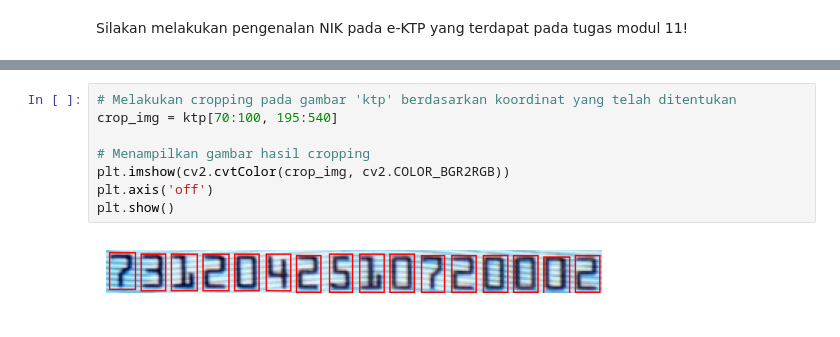
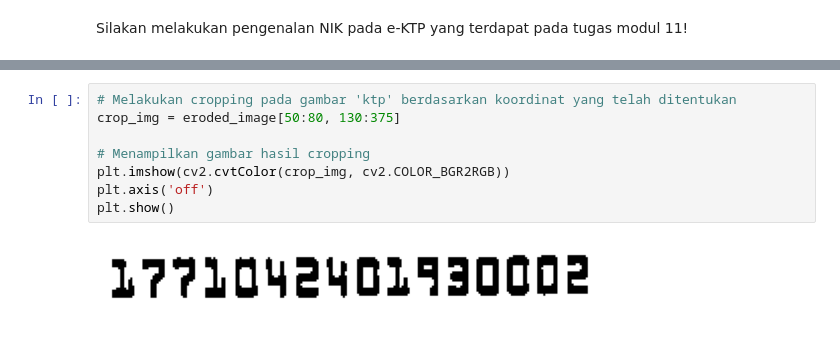
Before and after one commit to hilmimughid/PCVK_Ganjil_2023, a Jupyter notebook: Week_12.ipynb, the cells around one changed output, grey strips where cells are left out. Cells and saved outputs as stored; diff of their text form.

```diff
--- a/Week_12.ipynb
+++ b/Week_12.ipynb
@@ -621,10 +653,10 @@ plt.imshow(cv2.cvtColor(ktp, cv2.COLOR_BGR2RGB))
 # %%
 # Melakukan cropping pada gambar 'ktp' berdasarkan koordinat yang telah ditentukan
-crop_img = ktp[70:100, 195:540]
+crop_img = eroded_image[50:80, 130:375]
 
 # Menampilkan gambar hasil cropping
 plt.imshow(cv2.cvtColor(crop_img, cv2.COLOR_BGR2RGB))
 plt.axis('off')
 plt.show()
 # %% [output]
-[figure, old version]
+[figure, new version]
```
Also changed, not shown: parts of 12 cells of this notebook.
